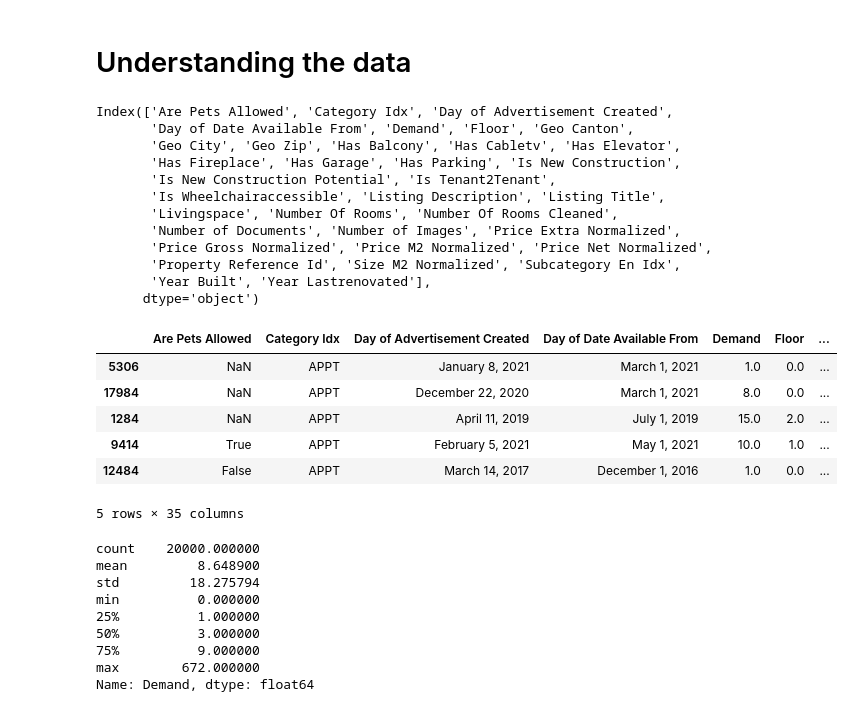
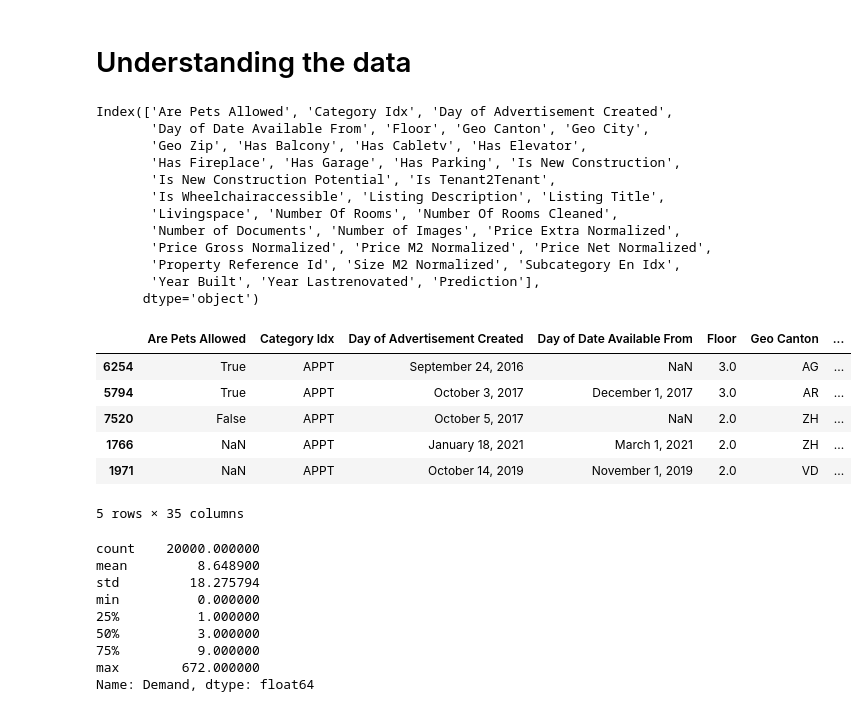
Before and after one commit to Germouche/ml-project, a Jupyter notebook: linear_model.ipynb, the cells around one changed output. Drawn from its saved outputs; the diff is of its cells as text; code cells hidden in the pictures.

```diff
--- a/linear_model.ipynb
+++ b/linear_model.ipynb
@@ -13,16 +15,20 @@ import statsmodels.formula.api as smf
 %matplotlib inline
 # %%
 import pickle5 as pickle
+
 with open("./listings.pkl", "rb") as fh:
   data = pickle.load(fh)
+with open("./test_listings_overall.pkl", "rb") as fh:
+    data_test = pickle.load(fh)
 # %% [markdown]
 # Understanding the data
 # %%
 data.columns
+data_test.columns
 # %% [output]
 Index(['Are Pets Allowed', 'Category Idx', 'Day of Advertisement Created',
-       'Day of Date Available From', 'Demand', 'Floor', 'Geo Canton',
-       'Geo City', 'Geo Zip', 'Has Balcony', 'Has Cabletv', 'Has Elevator',
+       'Day of Date Available From', 'Floor', 'Geo Canton', 'Geo City',
+       'Geo Zip', 'Has Balcony', 'Has Cabletv', 'Has Elevator',
        'Has Fireplace', 'Has Garage', 'Has Parking', 'Is New Construction',
        'Is New Construction Potential', 'Is Tenant2Tenant',
        'Is Wheelchairaccessible', 'Listing Description', 'Listing Title',
@@ -30,17 +36,18 @@ Index(['Are Pets Allowed', 'Category Idx', 'Day of Advertisement Created',
        'Number of Documents', 'Number of Images', 'Price Extra Normalized',
        'Price Gross Normalized', 'Price M2 Normalized', 'Price Net Normalized',
        'Property Reference Id', 'Size M2 Normalized', 'Subcategory En Idx',
-       'Year Built', 'Year Lastrenovated'],
+       'Year Built', 'Year Lastrenovated', 'Prediction'],
       dtype='object')
 # %%
 data.sample(5)
+data_test.sample(5)
 # %% [output]
-|  | Are Pets Allowed | Category Idx | Day of Advertisement Created | Day of Date Available From | Demand | Floor | ... |
-| 5306 | NaN | APPT | January 8, 2021 | March 1, 2021 | 1.0 | 0.0 | ... |
-| 17984 | NaN | APPT | December 22, 2020 | March 1, 2021 | 8.0 | 0.0 | ... |
-| 1284 | NaN | APPT | April 11, 2019 | July 1, 2019 | 15.0 | 2.0 | ... |
-| 9414 | True | APPT | February 5, 2021 | May 1, 2021 | 10.0 | 1.0 | ... |
-| 12484 | False | APPT | March 14, 2017 | December 1, 2016 | 1.0 | 0.0 | ... |
+|  | Are Pets Allowed | Category Idx | Day of Advertisement Created | Day of Date Available From | Floor | Geo Canton | ... |
+| 6254 | True | APPT | September 24, 2016 | NaN | 3.0 | AG | ... |
+| 5794 | True | APPT | October 3, 2017 | December 1, 2017 | 3.0 | AR | ... |
+| 7520 | False | APPT | October 5, 2017 | NaN | 2.0 | ZH | ... |
+| 1766 | NaN | APPT | January 18, 2021 | March 1, 2021 | 2.0 | ZH | ... |
+| 1971 | NaN | APPT | October 14, 2019 | November 1, 2019 | 2.0 | VD | ... |
 5 rows × 35 columns
 # %%
 features = data[['Are Pets Allowed', 'Category Idx', 'Day of Advertisement Created',
```
Also changed, not shown: parts of 38 cells of this notebook.
